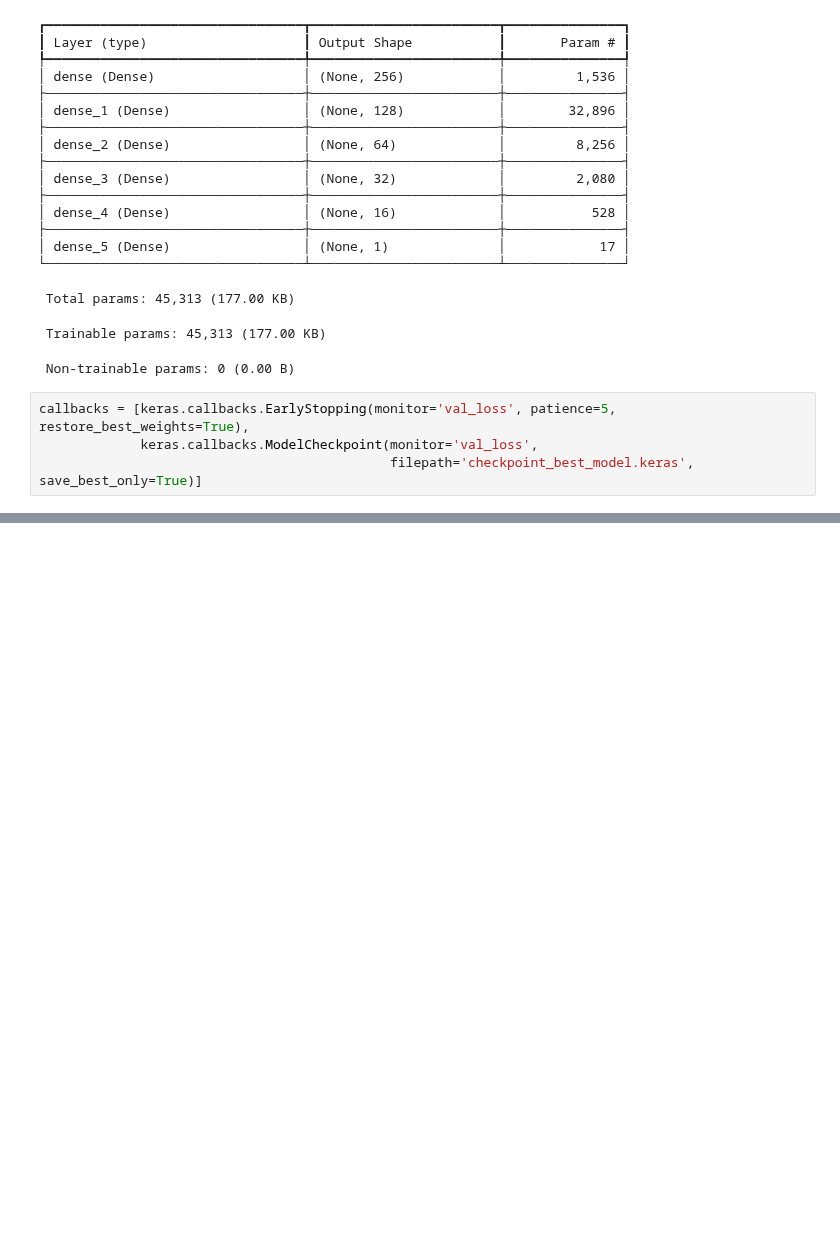
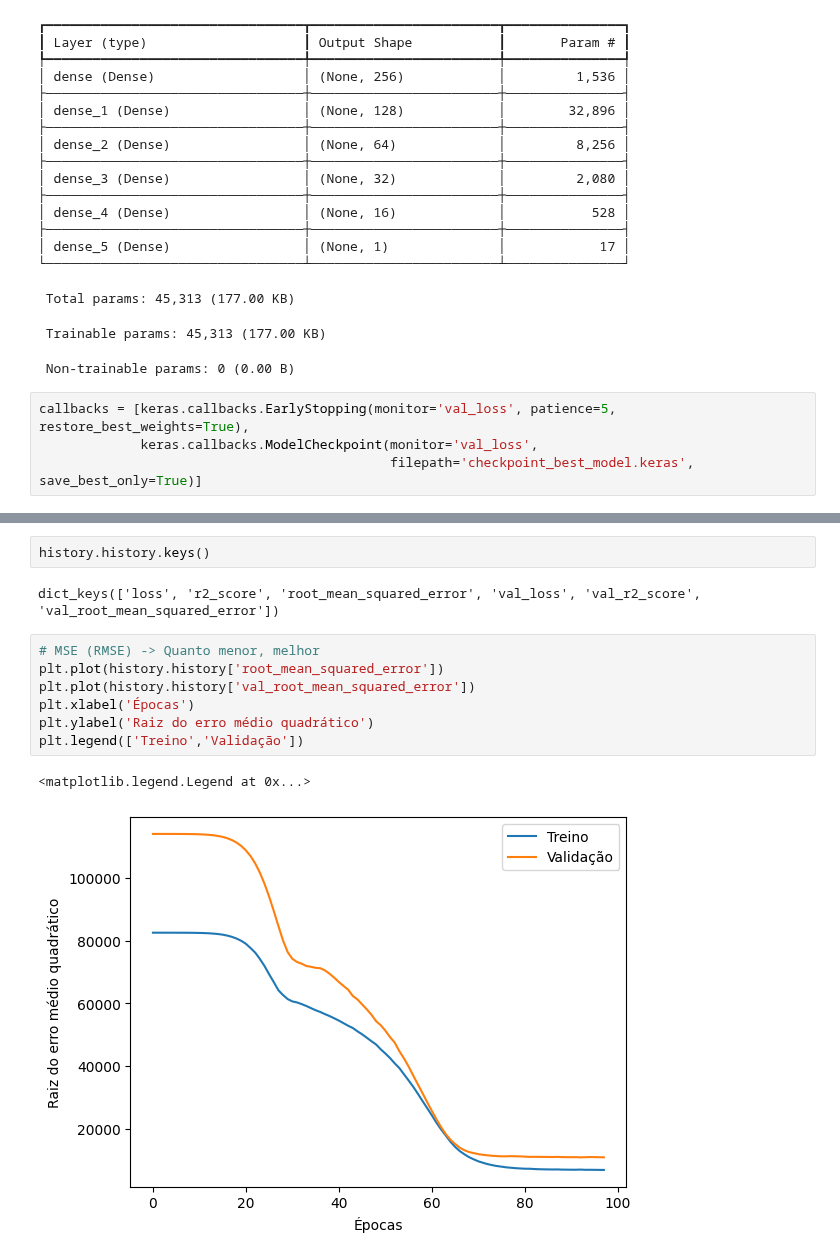
Before and after one commit to DiogoBotton/Machine_Learning_Training_Learn, a Jupyter notebook: Regressao_Linear/FIAP/Atividade_Fase5/02_regression_model.ipynb, the cells around one changed output, grey strips where cells are left out. Saved outputs shown, nothing was run; the diff lists cells and outputs as text; blank space fills up the shorter version.

```diff
--- a/Regressao_Linear/FIAP/Atividade_Fase5/02_regression_model.ipynb
+++ b/Regressao_Linear/FIAP/Atividade_Fase5/02_regression_model.ipynb
@@ -346,0 +357,14 @@ predict_keras_test = model_keras.predict(X_test)
+# %%
+history.history.keys()
+# %% [output]
+dict_keys(['loss', 'r2_score', 'root_mean_squared_error', 'val_loss', 'val_r2_score', 'val_root_mean_squared_error'])
+# %%
+# MSE (RMSE) -> Quanto menor, melhor
+plt.plot(history.history['root_mean_squared_error'])
+plt.plot(history.history['val_root_mean_squared_error'])
+plt.xlabel('Épocas')
+plt.ylabel('Raiz do erro médio quadrático')
+plt.legend(['Treino','Validação'])
+# %% [output]
+<matplotlib.legend.Legend at 0x...>
+[figure, added]
```
Also changed, not shown: parts of 16 cells of this notebook, 2 other files.
